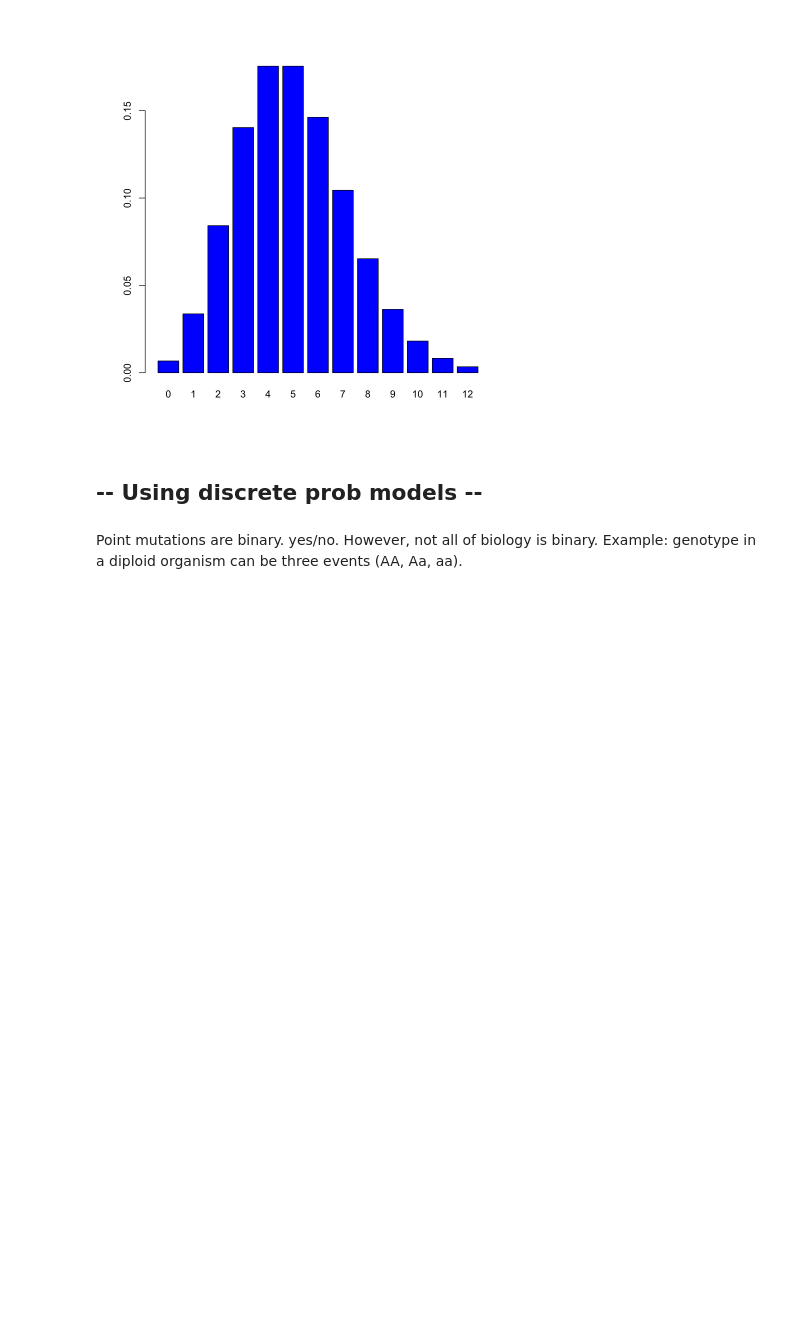
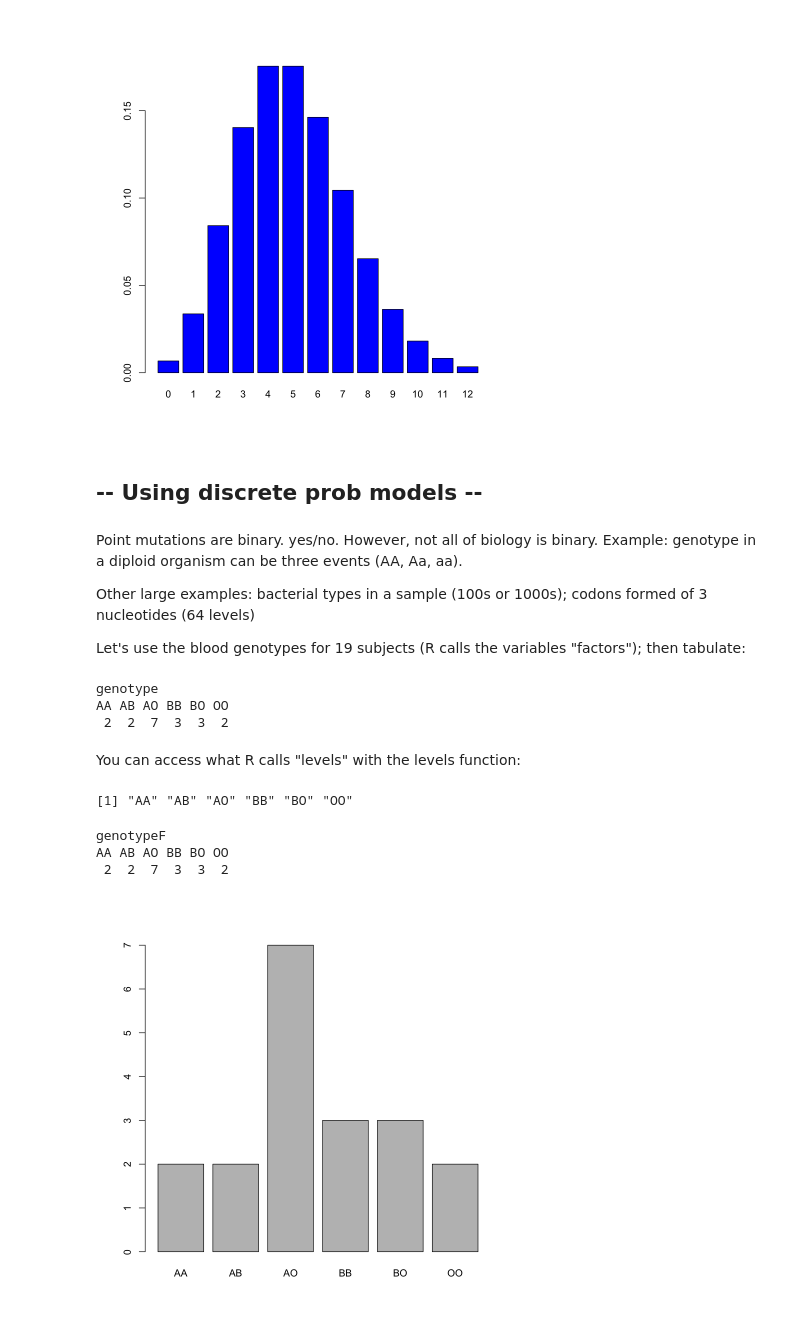
Before and after one commit to jeremydcortez/biostatistics, a Jupyter notebook: Generative_Models.ipynb, the cells around one changed output. Cells and saved outputs as stored; diff of their text form; code cells hidden in the pictures; blank space fills up the shorter version.

```diff
--- a/Generative_Models.ipynb
+++ b/Generative_Models.ipynb
@@ -28,3 +28,32 @@ barplot(dpois(0:12, 5), names.arg = 0:12, col = "blue")
 ## -- Using discrete prob models --
 # %% [markdown]
 Point mutations are binary. yes/no. However, not all of biology is binary. Example: genotype in a diploid organism can be three events (AA, Aa, aa).
+
+Other large examples: bacterial types in a sample (100s or 1000s); codons formed of 3 nucleotides (64 levels)
+
+Let's use the blood genotypes for 19 subjects (R calls the variables "factors"); then tabulate:
+# %%
+genotype = c("AA","AO","BB","AO","OO","AO","AA","BO","BO",
+             "AO","BB","AO","BO","AB","OO","AB","BB","AO","AO")
+table(genotype)
+# %% [output]
+genotype
+AA AB AO BB BO OO
+ 2  2  7  3  3  2
+# %% [markdown]
+You can access what R calls "levels" with the levels function:
+# %%
+genotypeF = factor(genotype)
+levels(genotypeF)
+
+table(genotypeF)
+
+par(bg = "white")
+freq = table(genotype)
+barplot(freq)
+# %% [output]
+[1] "AA" "AB" "AO" "BB" "BO" "OO"
+genotypeF
+AA AB AO BB BO OO
+ 2  2  7  3  3  2
+[figure, added]
```
